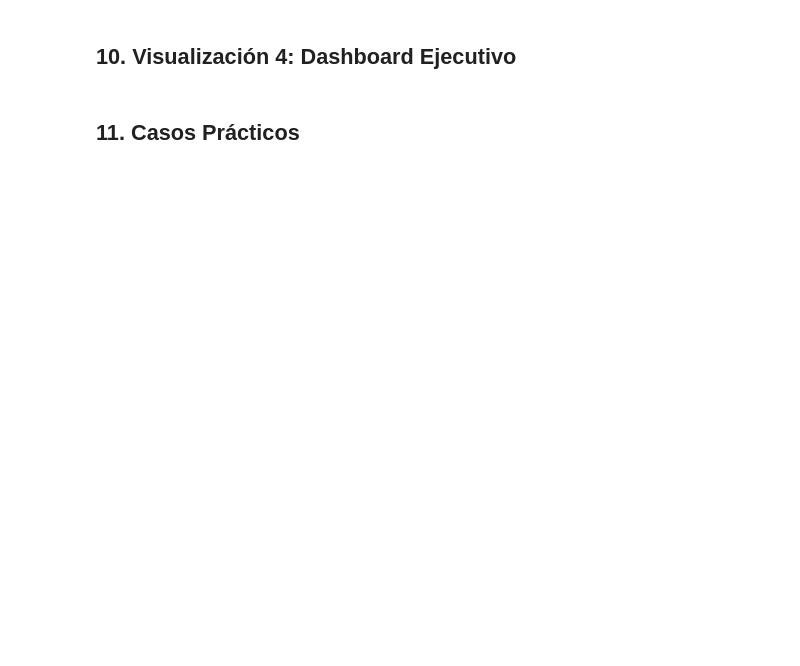
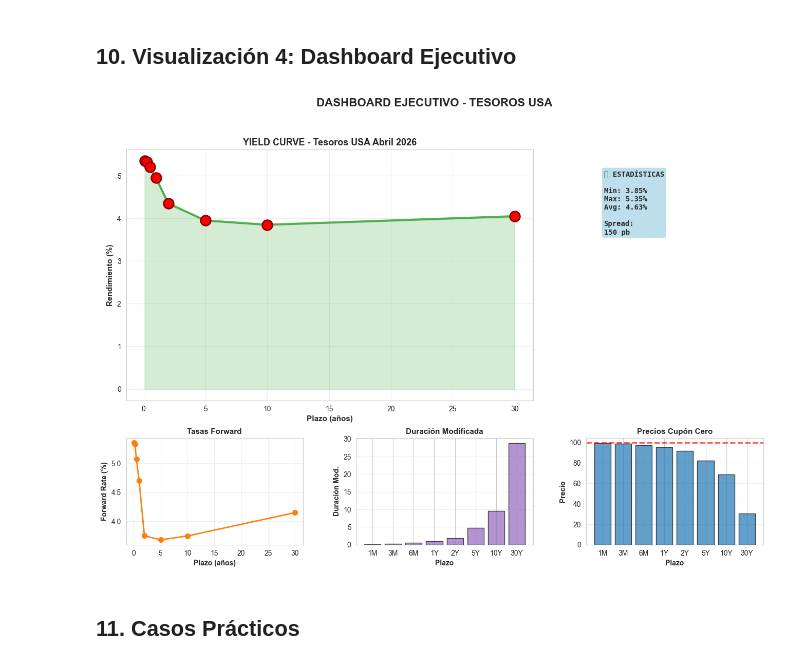
Before and after one commit to Jorgepuszkar/Libreria_Bonos, a Jupyter notebook: notebook/tutorial.ipynb, the cells around one changed output. Cells and saved outputs as stored; diff of their text form; code cells hidden in the pictures; blank space fills up the shorter version.

```diff
--- a/notebook/tutorial.ipynb
+++ b/notebook/tutorial.ipynb
@@ -223,39 +295,41 @@ ax1.grid(True, alpha=0.3)
 # Estadísticas
 ax2 = fig.add_subplot(gs[0, 2])
 ax2.axis('off')
-stats_text = f\"\"\"📊 ESTADÍSTICAS\n\nMin: {yields_df['yield'].min()*100:.2f}%\nMax: {yields_df['yield'].max()*100:.2f}%\nAvg: {yields_df['yield'].mean()*100:.2f}%\n\nSpread:\n{(yields_df['yield'].max()-yields_df['yield'].min())*10000:.0f} pb\"\"\"
+stats_text = f"📊 ESTADÍSTICAS\n\nMin: {yields_df['yield'].min()*100:.2f}%\nMax: {yields_df['yield'].max()*100:.2f}%\nAvg: {yields_df['yield'].mean()*100:.2f}%\n\nSpread:\n{(yields_df['yield'].max()-yields_df['yield'].min())*10000:.0f} pb"
 ax2.text(0.1, 0.5, stats_text, fontsize=10, verticalalignment='center',
         bbox=dict(boxstyle='round', facecolor='lightblue', alpha=0.8),
         family='monospace', fontweight='bold')
 
 # Forward rates
 ax4 = fig.add_subplot(gs[2, 0])
 ax4.plot(forwards_df['dias']/360, forwards_df['forward_rate']*100, 'o-',
         linewidth=2, markersize=7, color='#ff7f0e')
 ax4.set_xlabel('Plazo (años)', fontsize=10, fontweight='bold')
 ax4.set_ylabel('Forward Rate (%)', fontsize=10, fontweight='bold')
 ax4.set_title('Tasas Forward', fontsize=11, fontweight='bold')
 ax4.grid(True, alpha=0.3)
 
 # Duración
 ax5 = fig.add_subplot(gs[2, 1])
 ax5.bar(yields_df['plazo'], yields_df['modified_duration'], color='#9467bd', alpha=0.7, edgecolor='black')
 ax5.set_xlabel('Plazo', fontsize=10, fontweight='bold')
 ax5.set_ylabel('Duración Mod.', fontsize=10, fontweight='bold')
 ax5.set_title('Duración Modificada', fontsize=11, fontweight='bold')
 ax5.grid(True, alpha=0.3, axis='y')
 
 # Precios
 ax6 = fig.add_subplot(gs[2, 2])
 ax6.bar(yields_df['plazo'], yields_df['precio'], color='#1f77b4', alpha=0.7, edgecolor='black')
 ax6.axhline(y=100, color='red', linestyle='--', linewidth=2, alpha=0.7)
 ax6.set_xlabel('Plazo', fontsize=10, fontweight='bold')
 ax6.set_ylabel('Precio', fontsize=10, fontweight='bold')
 ax6.set_title('Precios Cupón Cero', fontsize=11, fontweight='bold')
 ax6.grid(True, alpha=0.3, axis='y')
 
 plt.suptitle('DASHBOARD EJECUTIVO - TESOROS USA', fontsize=16, fontweight='bold', y=0.98)
 plt.show()
+# %% [output]
+[figure, added]
 # %% [markdown]
 ## 11. Casos Prácticos
 # %%
```
Also changed, not shown: parts of 11 cells of this notebook.
